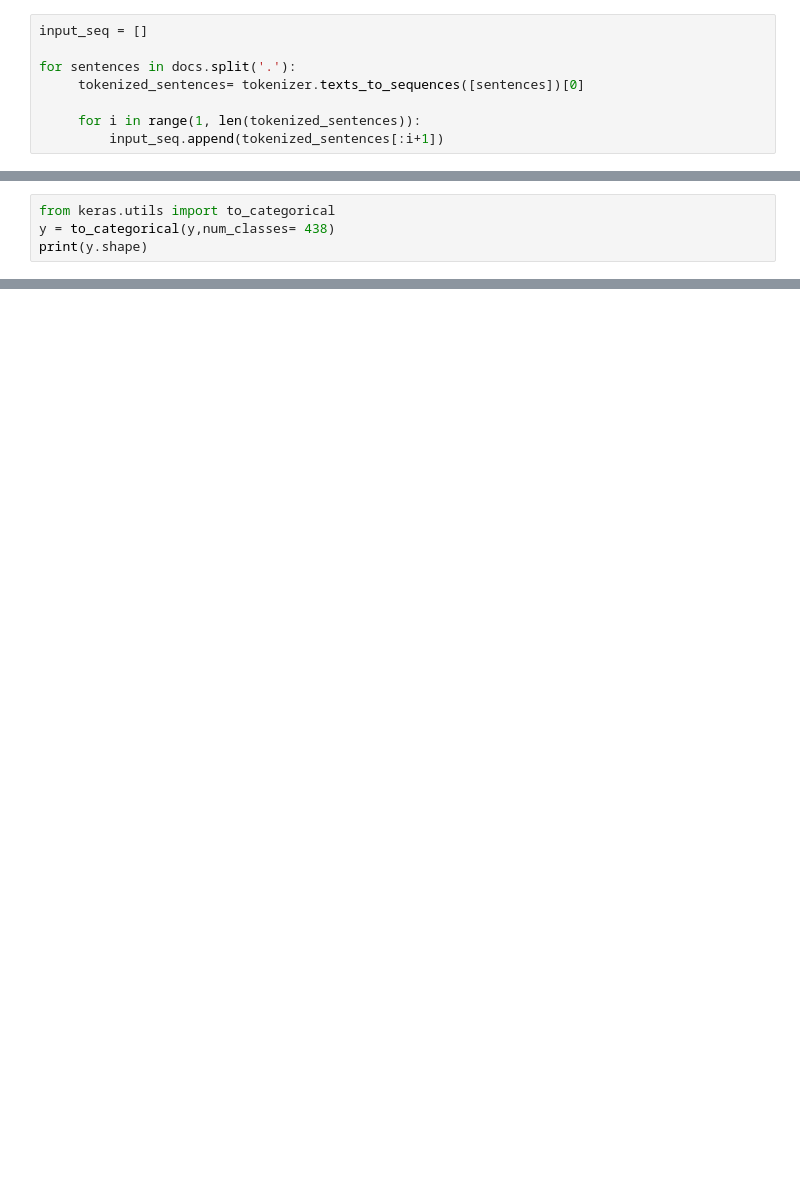
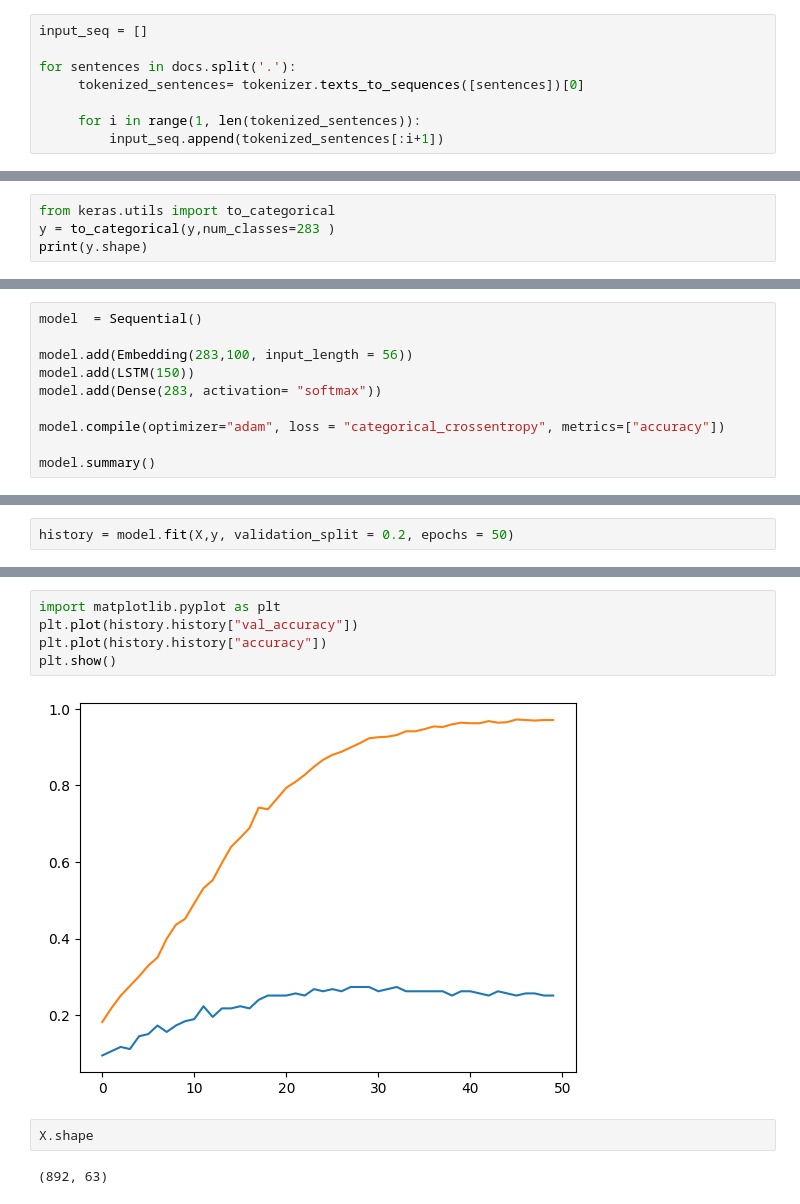
Before and after one commit to Krish14-ai/DeepLearning, a Jupyter notebook: RNN/Next_Word_Predictor/app/main.ipynb, the cells around one changed output, grey strips where cells are left out. Cells and saved outputs as stored; diff of their text form; blank space fills up the shorter version.

```diff
--- a/RNN/Next_Word_Predictor/app/main.ipynb
+++ b/RNN/Next_Word_Predictor/app/main.ipynb
@@ -119,5 +169,5 @@ print(y)
 # %%
 from keras.utils import to_categorical
-y = to_categorical(y,num_classes= 438)
+y = to_categorical(y,num_classes=283 )
 print(y.shape)
 # %% [output]
@@ -127,0 +181,10 @@ print(y.shape)
+# %%
+model  = Sequential()
+
+model.add(Embedding(283,100, input_length = 56))
+model.add(LSTM(150))
+model.add(Dense(283, activation= "softmax"))
+
+model.compile(optimizer="adam", loss = "categorical_crossentropy", metrics=["accuracy"])
+
+model.summary()
@@ -127,0 +205,2 @@ print(y.shape)
+# %%
+history = model.fit(X,y, validation_split = 0.2, epochs = 50)
@@ -127,0 +225,11 @@ print(y.shape)
+# %%
+import matplotlib.pyplot as plt
+plt.plot(history.history["val_accuracy"])
+plt.plot(history.history["accuracy"])
+plt.show()
+# %% [output]
+[figure, added]
+# %%
+X.shape
+# %% [output]
+(892, 63)
```
Also changed, not shown: parts of 13 cells of this notebook.
